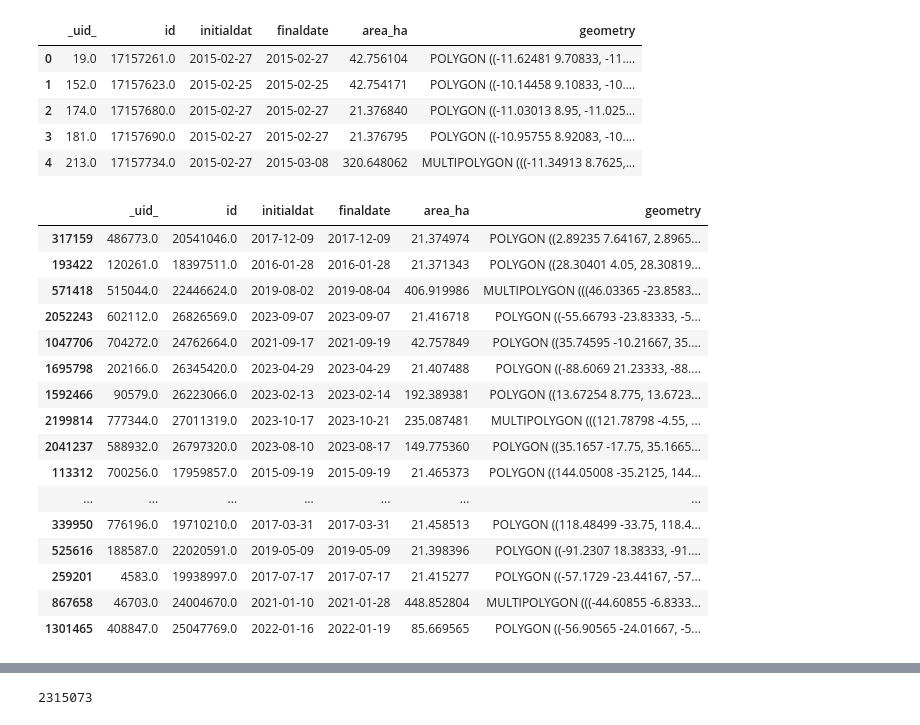
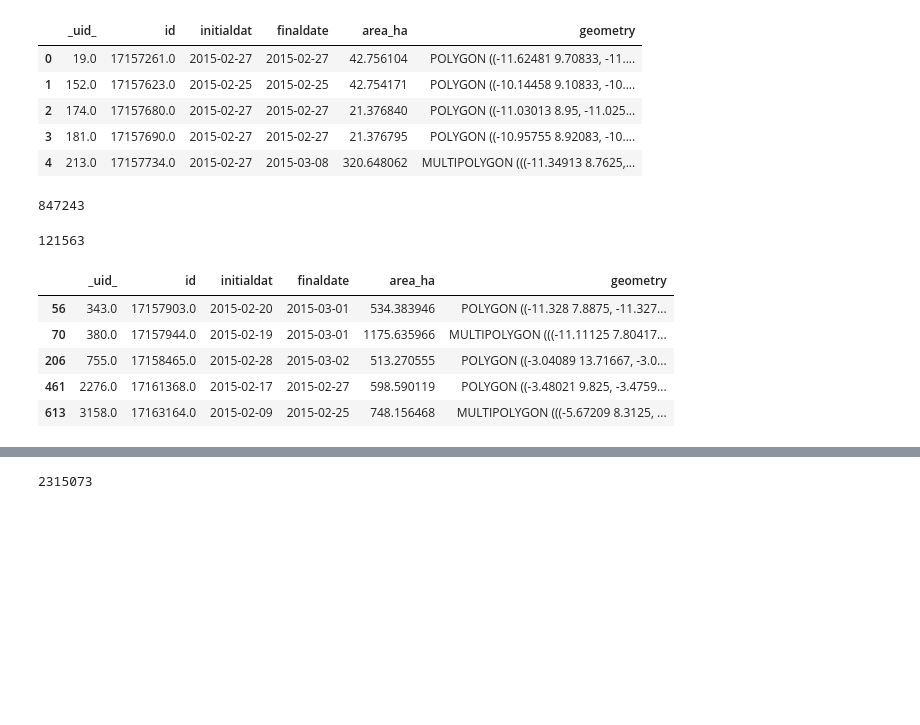
Before and after one commit to ClarkCGA/gelos-lc-datagen, a Jupyter notebook: notebooks/fire_events.ipynb, the cells around one changed output, grey strips where cells are left out. Cells and saved outputs as stored; diff of their text form; code cells hidden in the pictures; blank space fills up the shorter version.

```diff
--- a/notebooks/fire_events.ipynb
+++ b/notebooks/fire_events.ipynb
@@ -107,23 +107,22 @@ unique_fire_df.head()
 | 2 | 174.0 | 17157680.0 | 2015-02-27 | 2015-02-27 | 21.376840 | POLYGON ((-11.03013 8.95, -11.025... |
 | 3 | 181.0 | 17157690.0 | 2015-02-27 | 2015-02-27 | 21.376795 | POLYGON ((-10.95755 8.92083, -10.... |
 | 4 | 213.0 | 17157734.0 | 2015-02-27 | 2015-03-08 | 320.648062 | MULTIPOLYGON (((-11.34913 8.7625,... |
-# %%
-unique_fire_df.sample(20)
-# %% [output]
-|  | _uid_ | id | initialdat | finaldate | area_ha | geometry |
-| 317159 | 486773.0 | 20541046.0 | 2017-12-09 | 2017-12-09 | 21.374974 | POLYGON ((2.89235 7.64167, 2.8965... |
-| 193422 | 120261.0 | 18397511.0 | 2016-01-28 | 2016-01-28 | 21.371343 | POLYGON ((28.30401 4.05, 28.30819... |
-| 571418 | 515044.0 | 22446624.0 | 2019-08-02 | 2019-08-04 | 406.919986 | MULTIPOLYGON (((46.03365 -23.8583... |
-| 2052243 | 602112.0 | 26826569.0 | 2023-09-07 | 2023-09-07 | 21.416718 | POLYGON ((-55.66793 -23.83333, -5... |
-| 1047706 | 704272.0 | 24762664.0 | 2021-09-17 | 2021-09-19 | 42.757849 | POLYGON ((35.74595 -10.21667, 35.... |
-| 1695798 | 202166.0 | 26345420.0 | 2023-04-29 | 2023-04-29 | 21.407488 | POLYGON ((-88.6069 21.23333, -88.... |
-| 1592466 | 90579.0 | 26223066.0 | 2023-02-13 | 2023-02-14 | 192.389381 | POLYGON ((13.67254 8.775, 13.6723... |
-| 2199814 | 777344.0 | 27011319.0 | 2023-10-17 | 2023-10-21 | 235.087481 | MULTIPOLYGON (((121.78798 -4.55, ... |
-| 2041237 | 588932.0 | 26797320.0 | 2023-08-10 | 2023-08-17 | 149.775360 | POLYGON ((35.1657 -17.75, 35.1665... |
-| 113312 | 700256.0 | 17959857.0 | 2015-09-19 | 2015-09-19 | 21.465373 | POLYGON ((144.05008 -35.2125, 144... |
-| ... | ... | ... | ... | ... | ... | ... |
-| 339950 | 776196.0 | 19710210.0 | 2017-03-31 | 2017-03-31 | 21.458513 | POLYGON ((118.48499 -33.75, 118.4... |
-| 525616 | 188587.0 | 22020591.0 | 2019-05-09 | 2019-05-09 | 21.398396 | POLYGON ((-91.2307 18.38333, -91.... |
-| 259201 | 4583.0 | 19938997.0 | 2017-07-17 | 2017-07-17 | 21.415277 | POLYGON ((-57.1729 -23.44167, -57... |
-| 867658 | 46703.0 | 24004670.0 | 2021-01-10 | 2021-01-28 | 448.852804 | MULTIPOLYGON (((-44.60855 -6.8333... |
-| 1301465 | 408847.0 | 25047769.0 | 2022-01-16 | 2022-01-19 | 85.669565 | POLYGON ((-56.90565 -24.01667, -5... |
+# %%
+sample_50 = unique_fire_df.query("area_ha > 50")
+len(sample_50)
+# %% [output]
+847243
+# %%
+sample_500 = unique_fire_df.query("area_ha > 500")
+len(sample_500)
+# %% [output]
+121563
+# %%
+sample_500.head()
+# %% [output]
+|  | _uid_ | id | initialdat | finaldate | area_ha | geometry |
+| 56 | 343.0 | 17157903.0 | 2015-02-20 | 2015-03-01 | 534.383946 | POLYGON ((-11.328 7.8875, -11.327... |
+| 70 | 380.0 | 17157944.0 | 2015-02-19 | 2015-03-01 | 1175.635966 | MULTIPOLYGON (((-11.11125 7.80417... |
+| 206 | 755.0 | 17158465.0 | 2015-02-28 | 2015-03-02 | 513.270555 | POLYGON ((-3.04089 13.71667, -3.0... |
+| 461 | 2276.0 | 17161368.0 | 2015-02-17 | 2015-02-27 | 598.590119 | POLYGON ((-3.48021 9.825, -3.4759... |
+| 613 | 3158.0 | 17163164.0 | 2015-02-09 | 2015-02-25 | 748.156468 | MULTIPOLYGON (((-5.67209 8.3125, ... |
```
Also changed, not shown: parts of 2 cells of this notebook.
